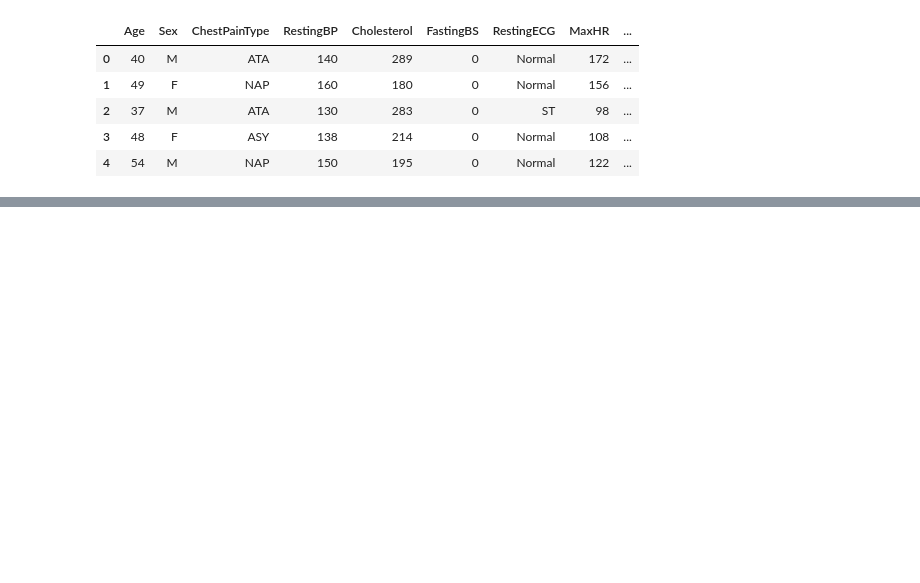
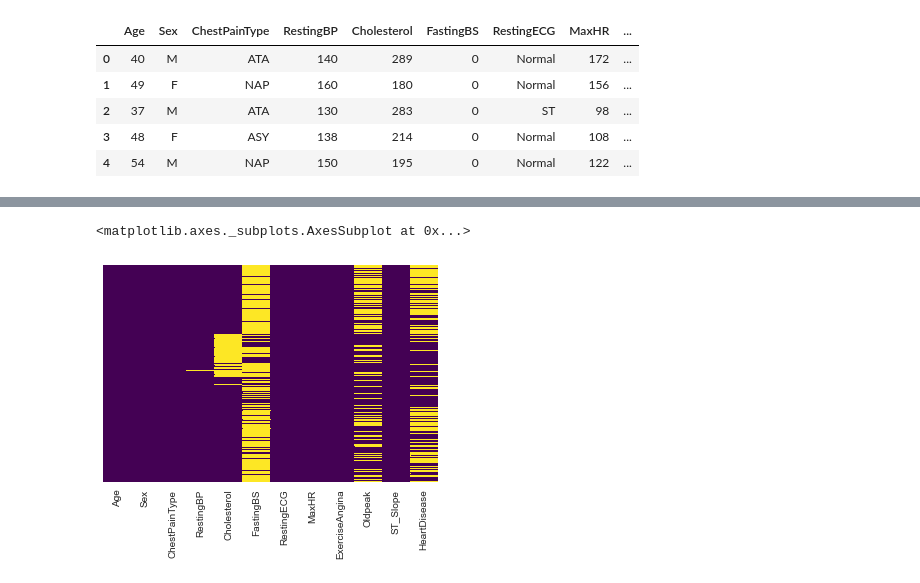
Before and after one commit to Panasak/Heart_Failure_Prediction_Classification_Project, a Jupyter notebook: EDA/EDA.ipynb, the cells around one changed output, grey strips where cells are left out. Saved outputs shown, nothing was run; the diff lists cells and outputs as text; code cells hidden in the pictures; blank space fills up the shorter version.

```diff
--- a/EDA/EDA.ipynb
+++ b/EDA/EDA.ipynb
@@ -22,0 +29,6 @@ sns.pairplot(data=df)
+# %%
+# data which are zeros
+sns.heatmap(df.eq(0),yticklabels=False,cbar=False,cmap='viridis')
+# %% [output]
+<matplotlib.axes._subplots.AxesSubplot at 0x...>
+[figure, added]
```
Also changed, not shown: parts of 11 cells of this notebook.
